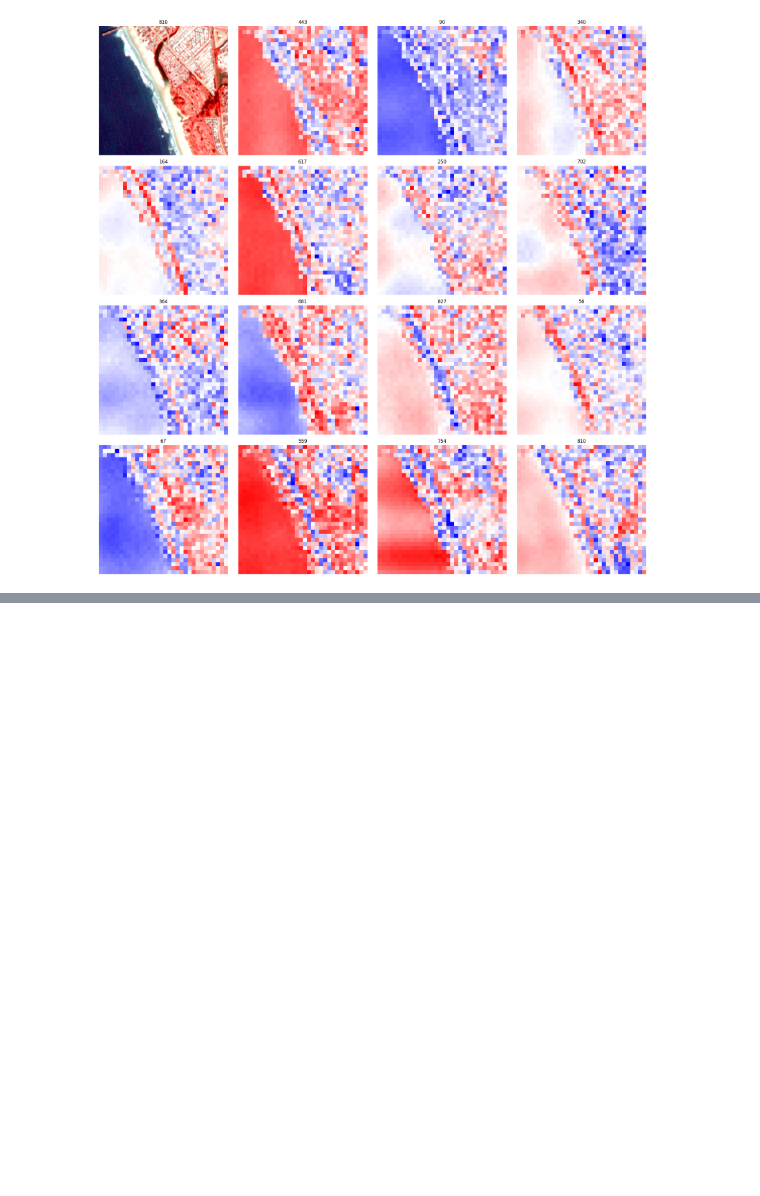
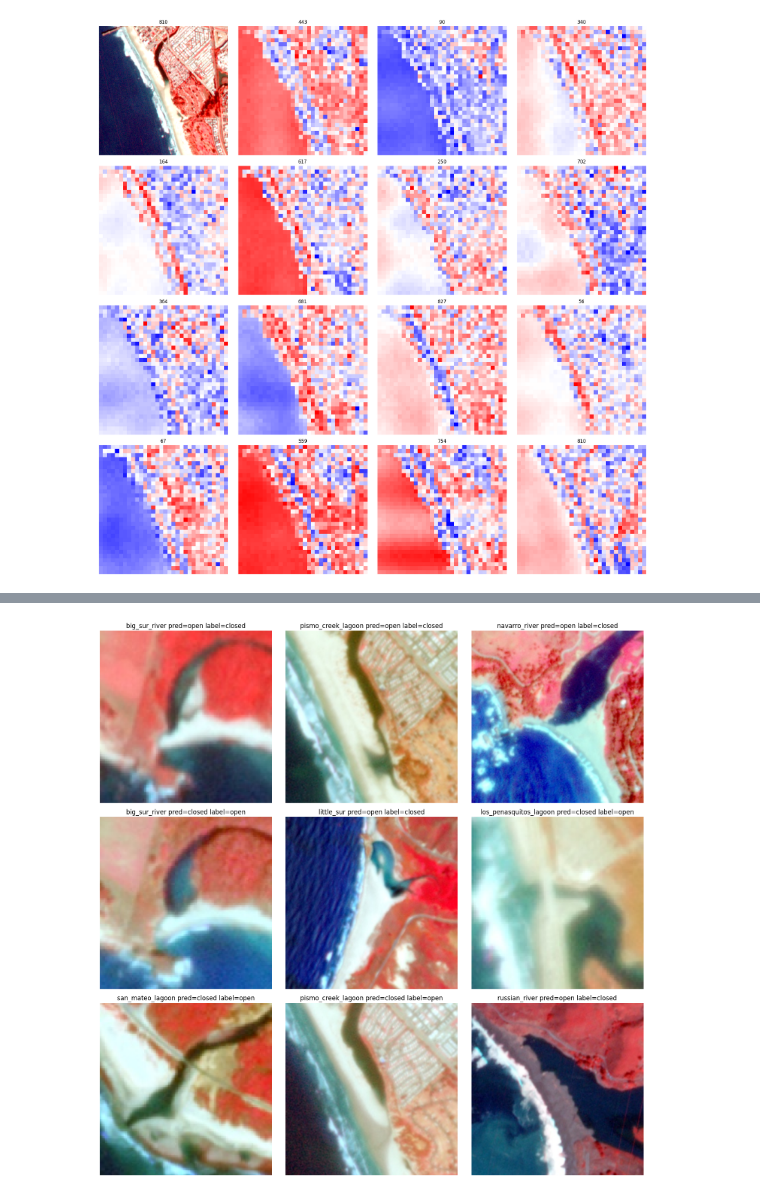
Before and after one commit to kyle-dorman/estuary, a Jupyter notebook: notebooks/clay.ipynb, the cells around one changed output, grey strips where cells are left out. Saved outputs shown, nothing was run; the diff lists cells and outputs as text; code cells hidden in the pictures; blank space fills up the shorter version.

```diff
--- a/notebooks/clay.ipynb
+++ b/notebooks/clay.ipynb
@@ -304,0 +361,30 @@ ConfusionMatrixDisplay.from_predictions(
+# %%
+pred_df = pd.DataFrame(
+    list(zip(
+        preds,
+        svn_pred,
+        dm.test_ds.df.label_idx.tolist(),
+        dm.test_ds.df.region.tolist(),
+        dm.test_ds.df.source_jpeg.tolist(),
+    )),
+    columns=['dnn', 'svn', 'label', 'region', 'source_jpeg']
+)
+# Define a function to compute accuracy per group
+def compute_accuracy(group, pred_col):
+    return accuracy_score(group['label'], group[pred_col])
+
+# Group by region and compute accuracy
+dnn_acc_by_region = pred_df.groupby('region').apply(lambda g: compute_accuracy(g, 'dnn'))
+svn_acc_by_region = pred_df.groupby('region').apply(lambda g: compute_accuracy(g, 'svn'))
+
+# Combine into a DataFrame for display
+acc_df = pd.DataFrame({
+    'dnn_accuracy': dnn_acc_by_region,
+    'svn_accuracy': svn_acc_by_region
+}).reset_index()
+
+# Show the result
+print(acc_df.round(3))
+
+print("dnn accuracy", round(f1_score(pred_df.label, pred_df.dnn), 3))
+print("svn accuracy", round(f1_score(pred_df.label, pred_df.svn), 3))
@@ -304,0 +430,16 @@ ConfusionMatrixDisplay.from_predictions(
+# %%
+from PIL import Image
+aaa = pred_df[(pred_df.dnn != pred_df.label)]
+
+rows = 3
+cols = 3
+fig, axs = plt.subplots(cols, cols, figsize=(15, 15))
+
+for (idx, row), ax in zip(aaa.iterrows(), axs.flatten()):
+    ax.imshow(Image.open(row.source_jpeg))
+    ax.set_axis_off()
+    ax.set_title(f"{row.region} pred={module.conf.classes[row.dnn]} label={module.conf.classes[row.label]}")
+
+plt.tight_layout()
+# %% [output]
+[figure, added]
```
Also changed, not shown: parts of 26 cells of this notebook, 17 other files.
